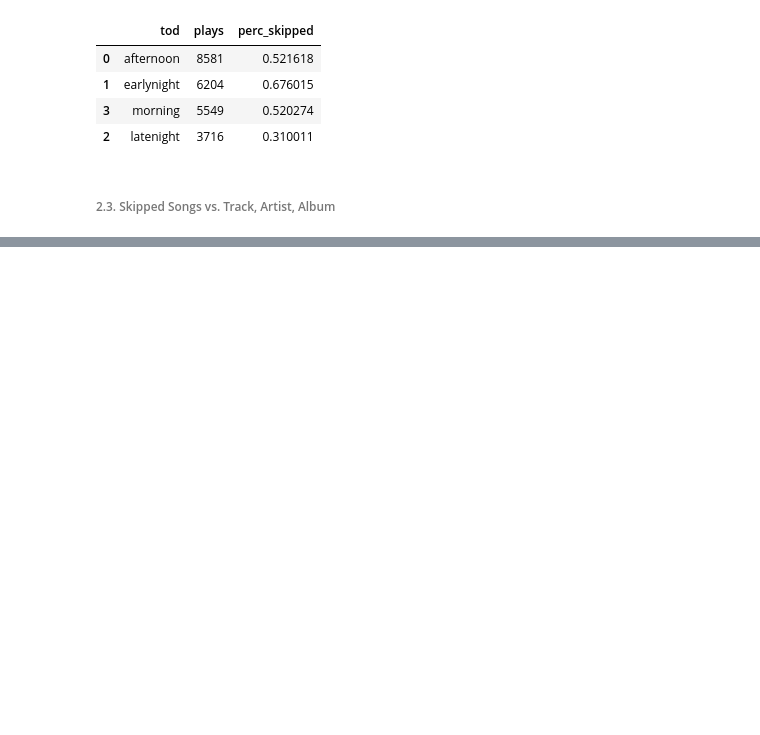
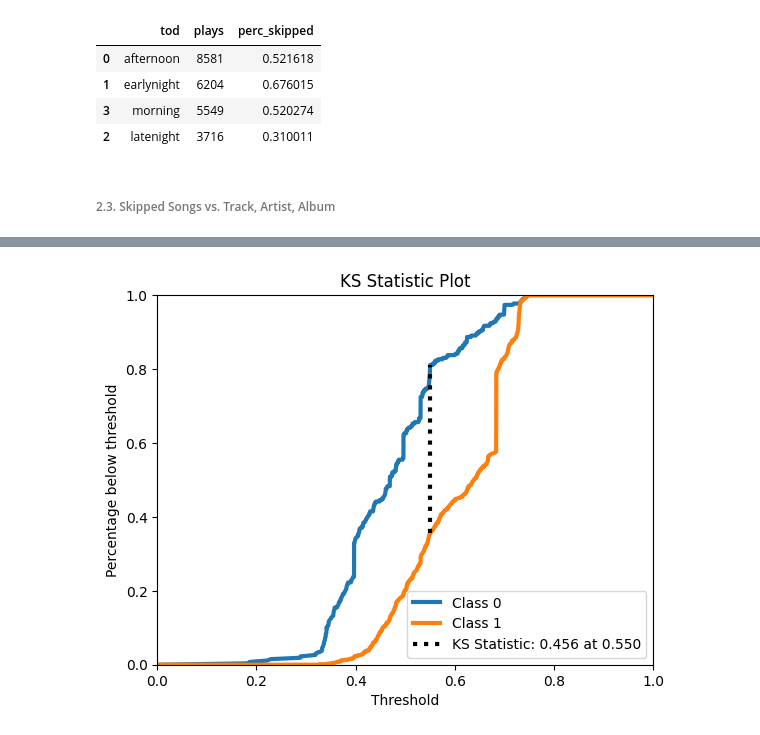
Before and after one commit to jpgsamu/spotify_ph_project, a Jupyter notebook: python_codes/modeling.ipynb, the cells around one changed output, grey strips where cells are left out. Cells and saved outputs as stored; diff of their text form; code cells hidden in the pictures; blank space fills up the shorter version.

```diff
--- a/python_codes/modeling.ipynb
+++ b/python_codes/modeling.ipynb
@@ -95,0 +217,5 @@ df_track.head(10)
+# %%
+skplt.metrics.plot_ks_statistic(target_oot, y_oot_proba)
+plt.show()
+# %% [output]
+[figure, added]
```
Also changed, not shown: parts of 21 cells of this notebook.
